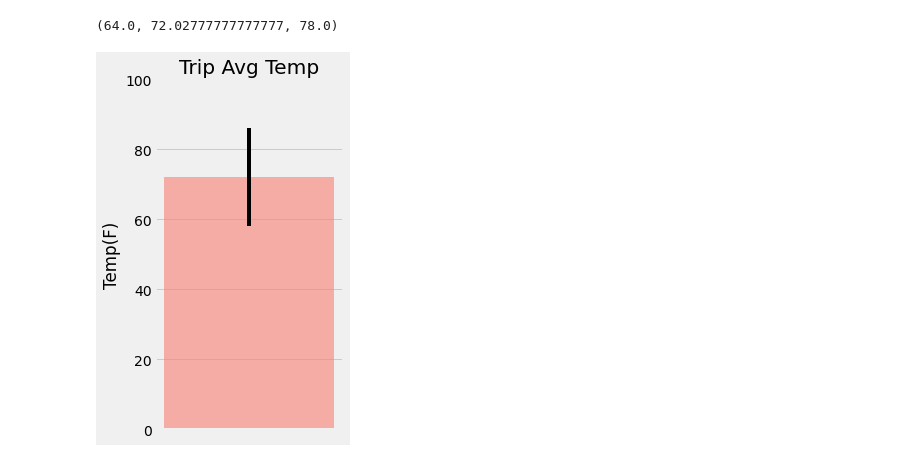
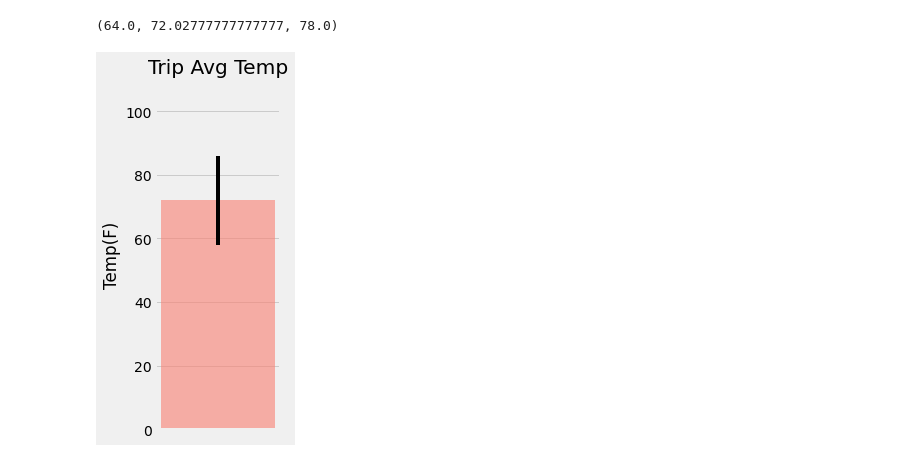
Before and after one commit to lina3362/sqlalchemy-challenge, a Jupyter notebook: climate_starter.ipynb, the cells around one changed output. Saved outputs shown, nothing was run; the diff lists cells and outputs as text; code cells hidden in the pictures.

```diff
--- a/climate_starter.ipynb
+++ b/climate_starter.ipynb
@@ -231,18 +229,21 @@ temp_trip[0]
 # %%
 # Plot the results from your previous query as a bar chart.
 # Use "Trip Avg Temp" as your Title
 # Use the average temperature for the y value
 # Use the peak-to-peak (tmax-tmin) value as the y error bar (yerr)
 yerr_t = temp_trip[0][2] - temp_trip[0][0]
-plt.figure(figsize=(3,6))
+plt.figure(figsize=(2,6))
 plt.bar(1,temp_trip[0][1], yerr=yerr_t, color='salmon',alpha=0.6)
 plt.title("Trip Avg Temp")
 plt.xticks([ ])
-plt.ylim(0,100)
+plt.ylim(0,110)
 plt.ylabel("Temp(F)")
+
+
+plt.savefig("Output_Images/Trip Avg Temp.png")
 plt.show()
 # %% [output]
-[figure, old version]
+[figure, new version]
 # %%
 # Calculate the total amount of rainfall per weather station for your trip dates using the previous year's matching dates.
 # Sort this in descending order by precipitation amount and list the station, name, latitude, longitude, and elevation
```
Also changed, not shown: parts of 6 cells of this notebook.
